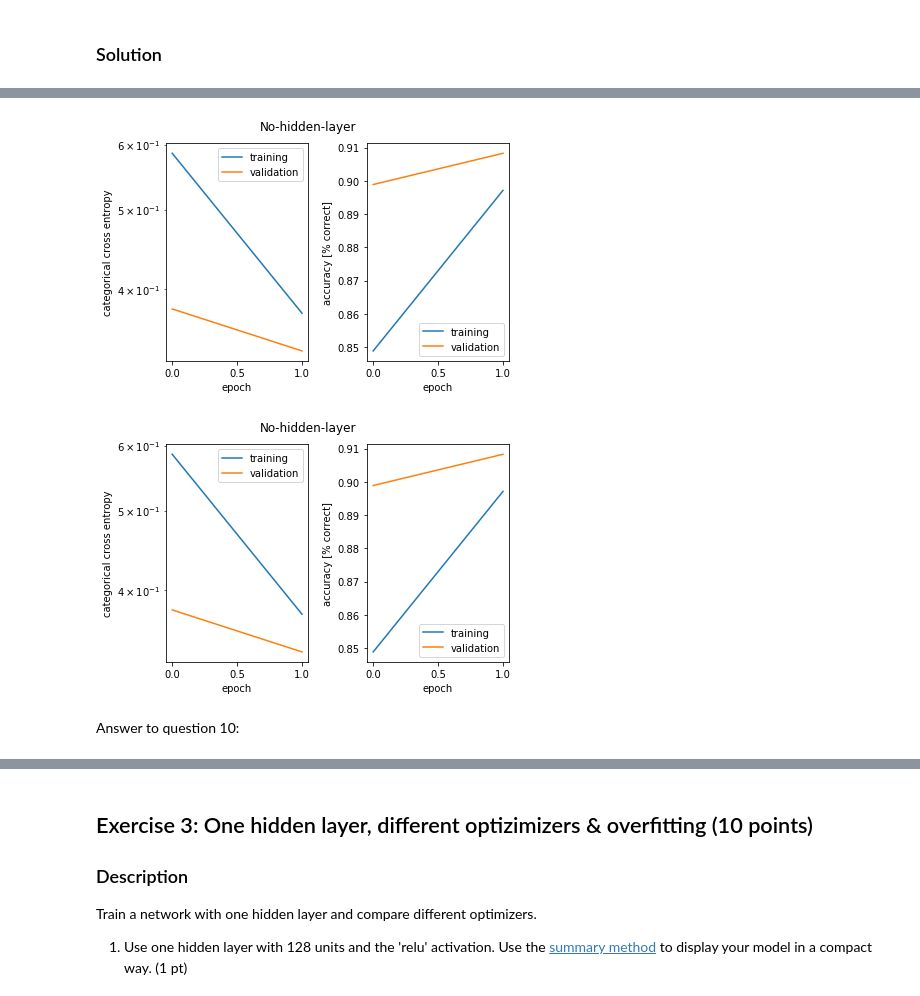
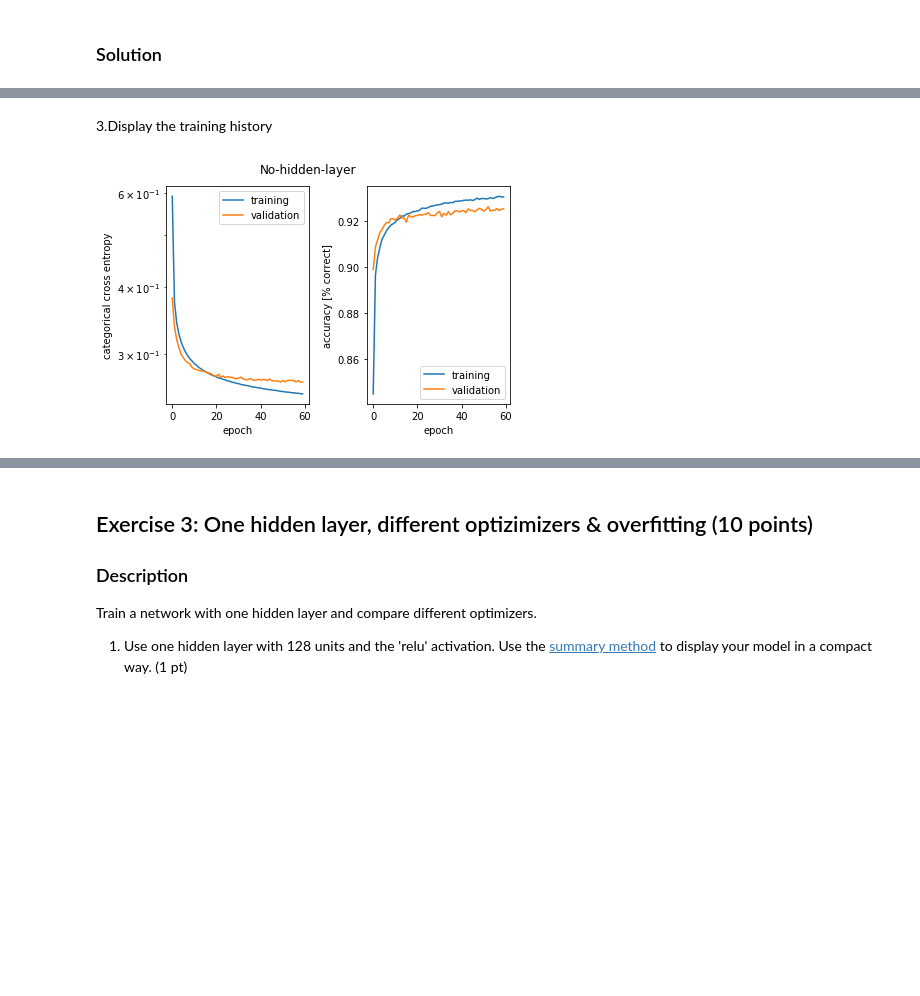
Before and after one commit to ythuangyt/Artificial-Neural-Network, a Jupyter notebook: miniproject1.ipynb, the cells around one changed output, grey strips where cells are left out. Cells and saved outputs as stored; diff of their text form; code cells hidden in the pictures; blank space fills up the shorter version.

Commit message:
added 2 answers and fixed 3 bugs in function hidden_layers; ran exercise 3,4,5

```diff
--- a/miniproject1.ipynb
+++ b/miniproject1.ipynb
@@ -210,9 +230,9 @@ model.compile(loss='categorical_crossentropy',
 # %%
 batch_size = 128
-epochs = 2
+epochs = 60
 history = model.fit(x_train, y_train,
                     batch_size=batch_size,
                     epochs=epochs,
-                    verbose=1,
+                    verbose=0,
                     validation_data=(x_test, y_test))
 score = model.evaluate(x_test, y_test, verbose=0)
@@ -225,7 +239,6 @@ Epoch 2/2
+# %% [markdown]
+3.Display the training history
 # %%
-plot_history(history, 'No-hidden-layer')
+fig = plot_history(history, 'No-hidden-layer')
 # %% [output]
-[figure, old version]
+[figure, new version]
-[figure, removed]
-# %% [markdown]
-Answer to question 10:
```
Also changed, not shown: parts of 54 cells of this notebook.
